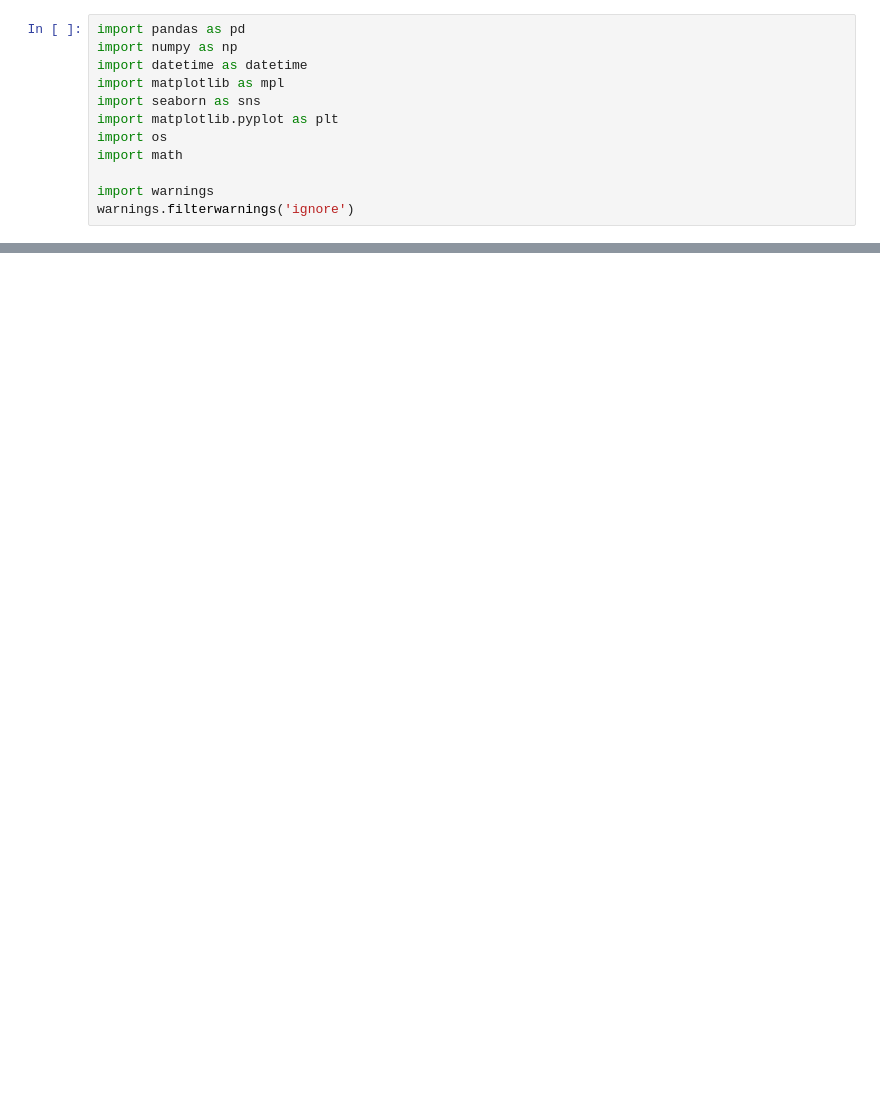
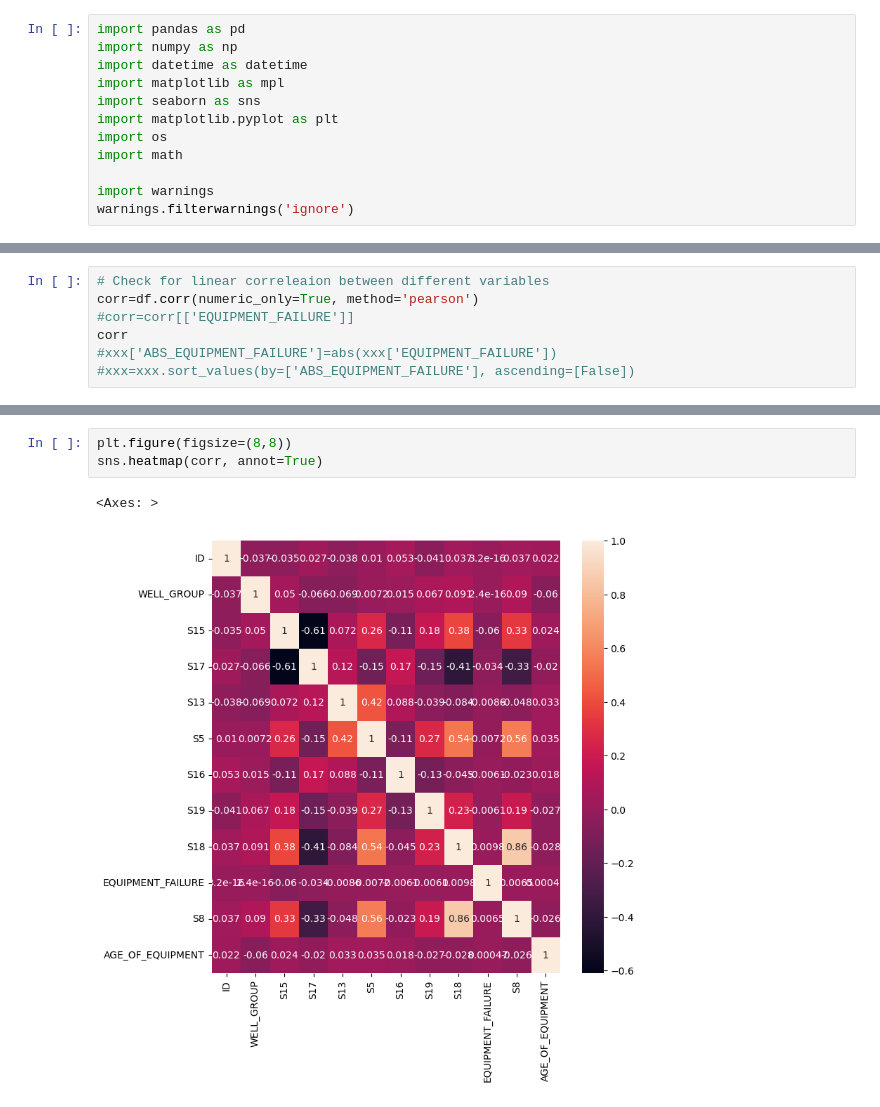
Before and after one commit to amitsas94/equipment_failure, a Jupyter notebook: components/EDA_equipment_failure.ipynb, the cells around one changed output, grey strips where cells are left out. Drawn from its saved outputs; the diff is of its cells as text; blank space fills up the shorter version.

```diff
--- a/components/EDA_equipment_failure.ipynb
+++ b/components/EDA_equipment_failure.ipynb
@@ -37,0 +170,7 @@ sns.pairplot(df, hue="EQUIPMENT_FAILURE", palette="rainbow")
+# %%
+# Check for linear correleaion between different variables
+corr=df.corr(numeric_only=True, method='pearson')
+#corr=corr[['EQUIPMENT_FAILURE']]
+corr
+#xxx['ABS_EQUIPMENT_FAILURE']=abs(xxx['EQUIPMENT_FAILURE'])
+#xxx=xxx.sort_values(by=['ABS_EQUIPMENT_FAILURE'], ascending=[False])
@@ -37,0 +191,6 @@ sns.pairplot(df, hue="EQUIPMENT_FAILURE", palette="rainbow")
+# %%
+plt.figure(figsize=(8,8))
+sns.heatmap(corr, annot=True)
+# %% [output]
+<Axes: >
+[figure, added]
```
Also changed, not shown: parts of 16 cells of this notebook.
